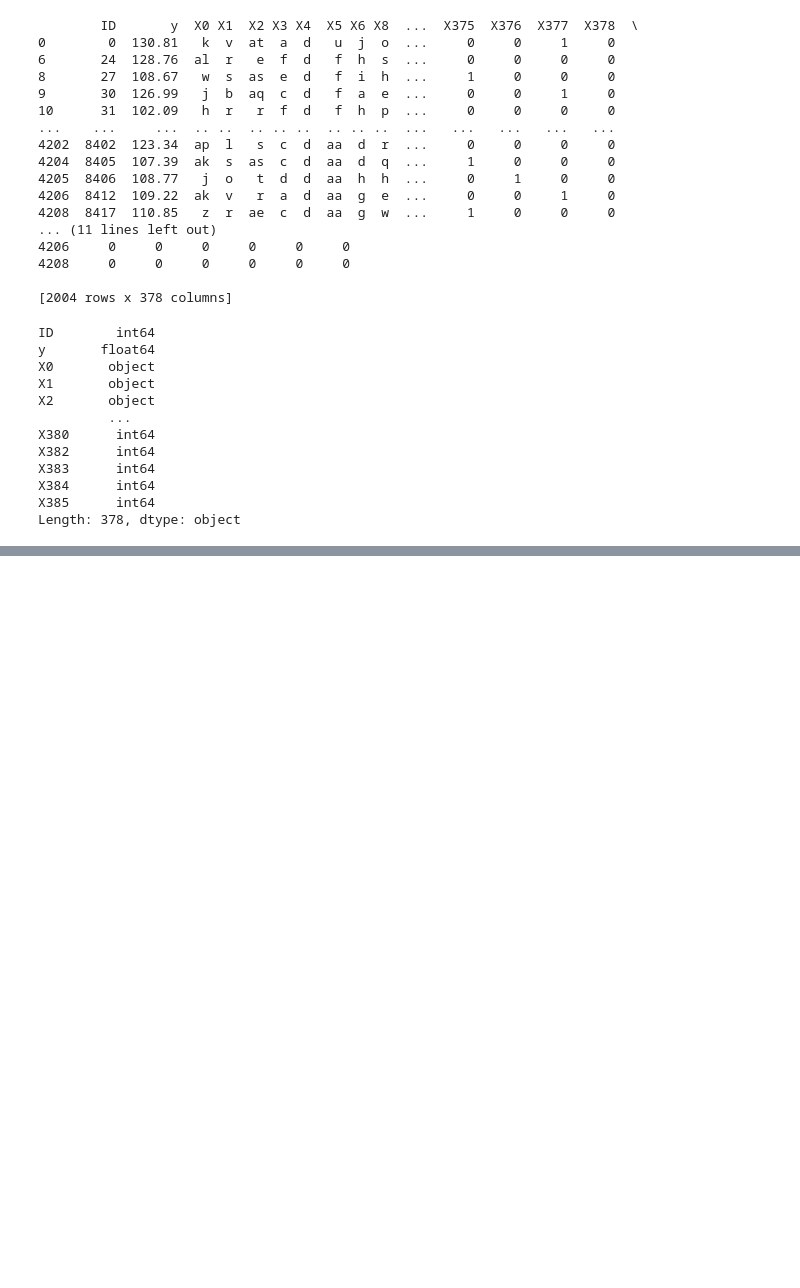
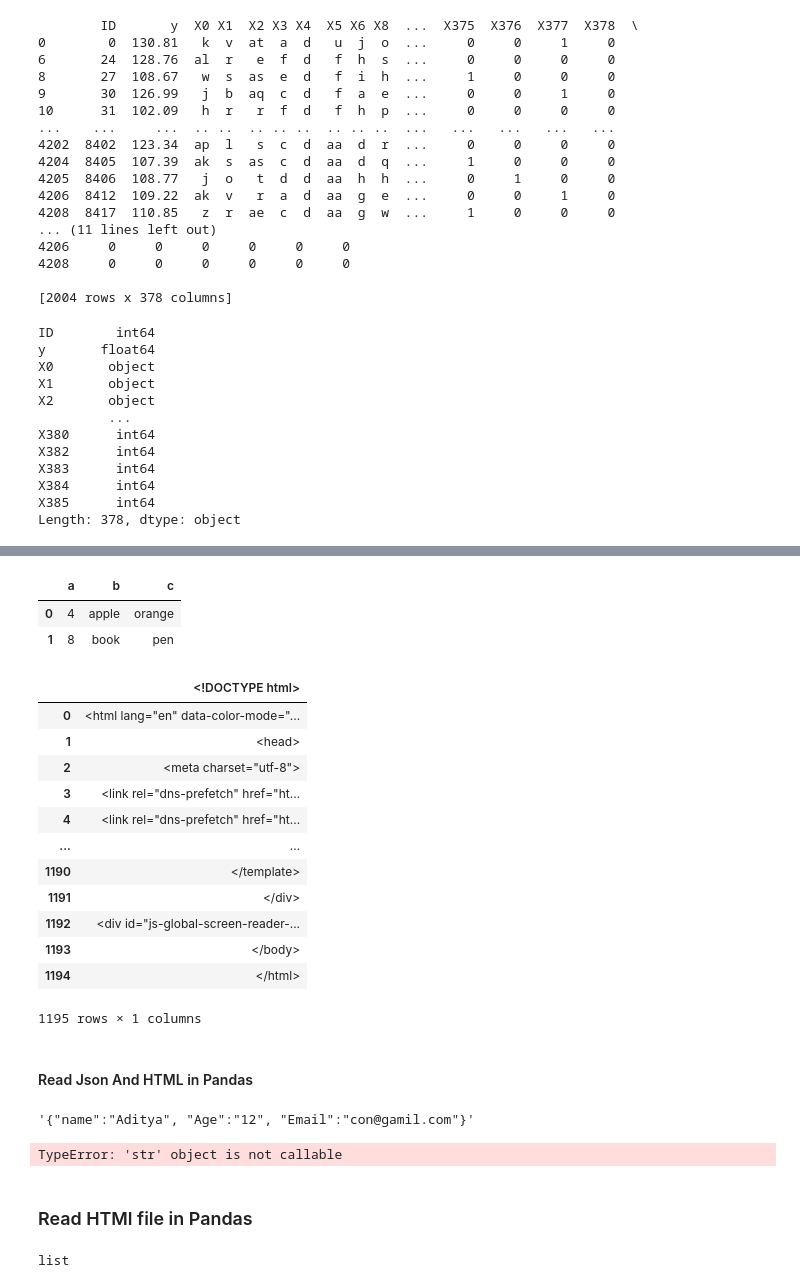
Before and after one commit to Aditya-Poddar/machineLearning, a Jupyter notebook: 05.Pandas.ipynb, the cells around one changed output, grey strips where cells are left out. Cells and saved outputs as stored; diff of their text form; code cells hidden in the pictures; blank space fills up the shorter version.

```diff
--- a/05.Pandas.ipynb
+++ b/05.Pandas.ipynb
@@ -346,0 +381,6 @@ ValueError: Columns must be same length as key
+# %%
+df
+# %% [output]
+|  | a | b | c |
+| 0 | 4 | apple | orange |
+| 1 | 8 | book | pen |
@@ -346,0 +389,20 @@ ValueError: Columns must be same length as key
+# %%
+df =pd.read_csv('https://github.com/scpike/us-state-county-zip/blob/master/geo-data.csv',sep='\t')
+# %%
+df
+# %% [output]
+|  | <!DOCTYPE html> |
+| 0 | <html lang="en" data-color-mode="... |
+| 1 | <head> |
+| 2 | <meta charset="utf-8"> |
+| 3 | <link rel="dns-prefetch" href="ht... |
+| 4 | <link rel="dns-prefetch" href="ht... |
+| ... | ... |
+| 1190 | </template> |
+| 1191 | </div> |
+| 1192 | <div id="js-global-screen-reader-... |
+| 1193 | </body> |
+| 1194 | </html> |
+1195 rows × 1 columns
+# %% [markdown]
+#### Read Json And HTML in Pandas
@@ -346,0 +411,10 @@ ValueError: Columns must be same length as key
+# %%
+data
+# %% [output]
+'{"name":"Aditya", "Age":"12", "Email":"con@gamil.com"}'
+# %%
+df=pd.read_json(data)
+# %% [output]
+TypeError: 'str' object is not callable
+# %% [markdown]
+### Read HTMl file in Pandas
@@ -346,0 +424,4 @@ ValueError: Columns must be same length as key
+# %%
+type(df)
+# %% [output]
+list
```
Also changed, not shown: parts of 21 cells of this notebook, 3 other files.
